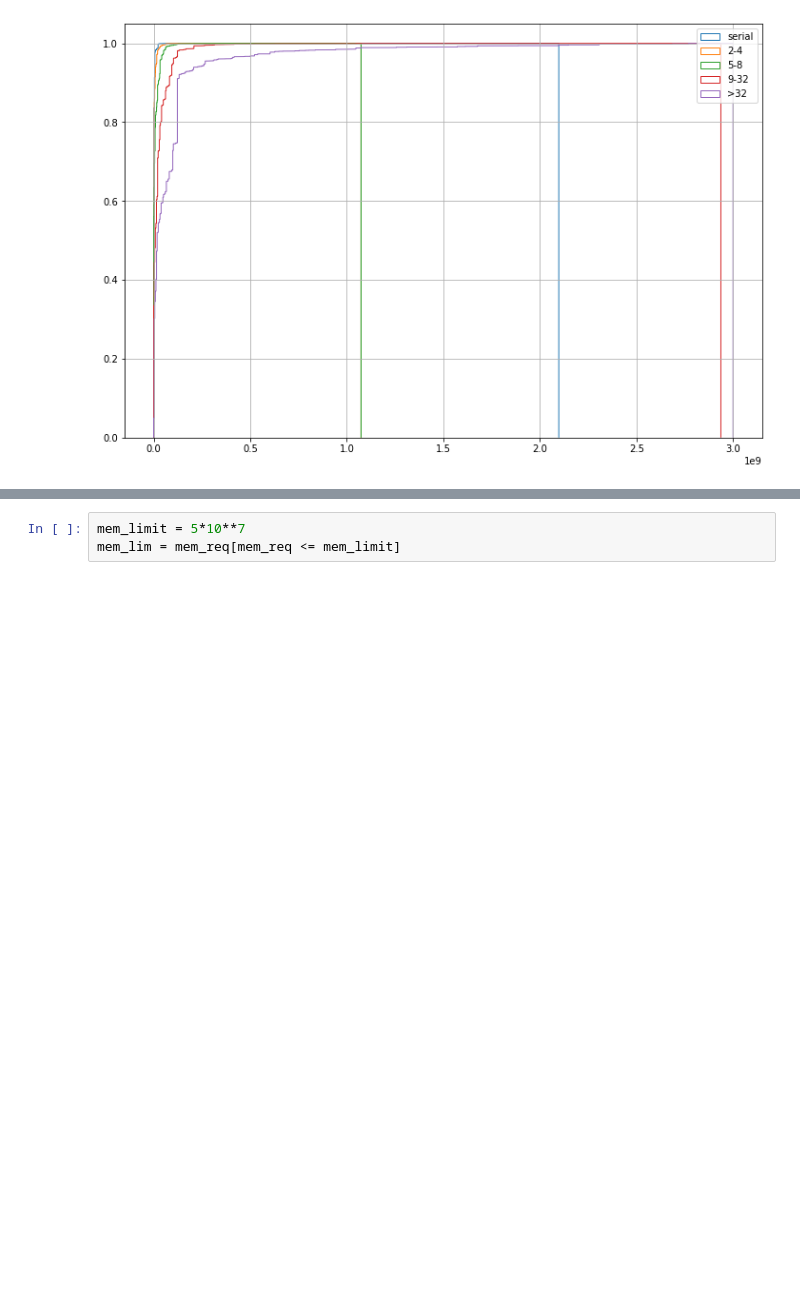
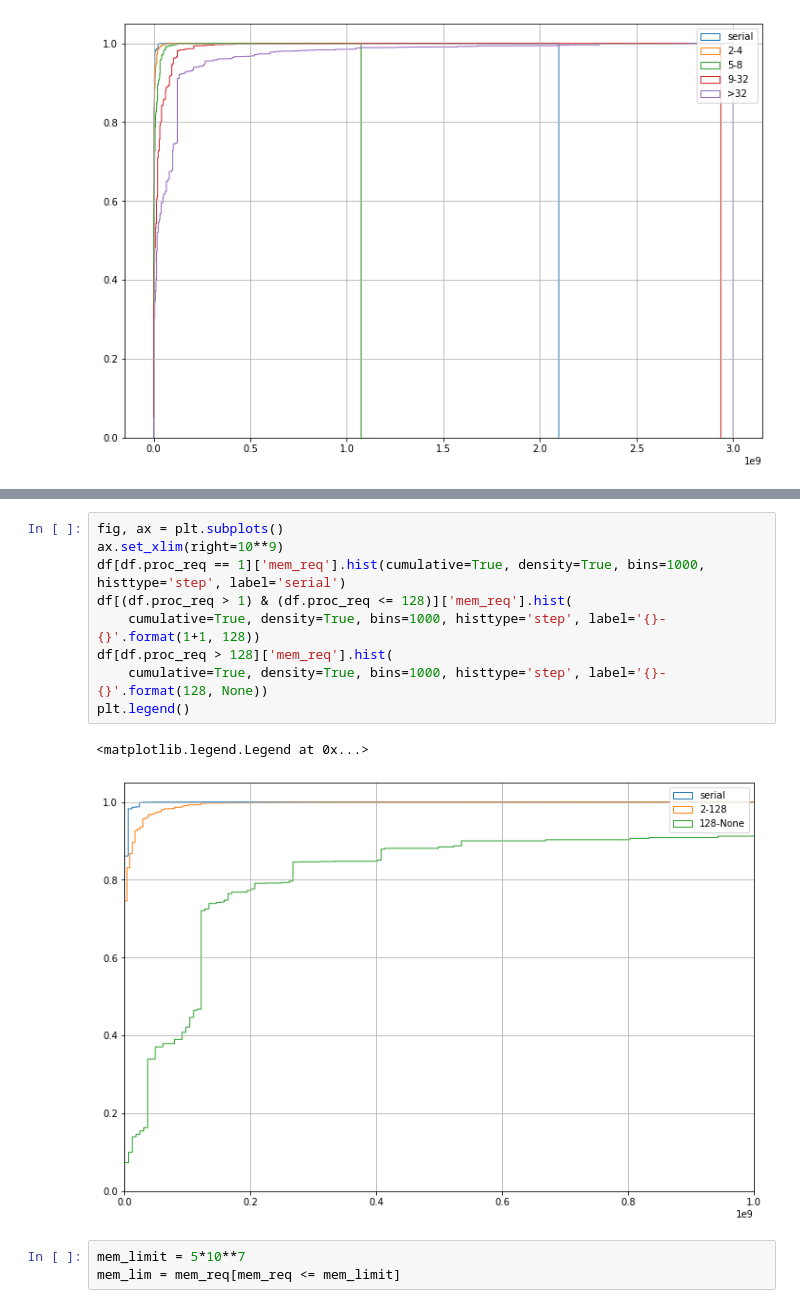
Before and after one commit to jankopanski/Burst-Buffer-Scheduling, a Jupyter notebook: analysis/Metacentrum3-Cross-Correlation.ipynb, the cells around one changed output, grey strips where cells are left out. Cells and saved outputs as stored; diff of their text form; blank space fills up the shorter version.

```diff
--- a/analysis/Metacentrum3-Cross-Correlation.ipynb
+++ b/analysis/Metacentrum3-Cross-Correlation.ipynb
@@ -214,3 +249,15 @@ cdf.legend()
+# %%
+fig, ax = plt.subplots()
+ax.set_xlim(right=10**9)
+df[df.proc_req == 1]['mem_req'].hist(cumulative=True, density=True, bins=1000, histtype='step', label='serial')
+df[(df.proc_req > 1) & (df.proc_req <= 128)]['mem_req'].hist(
+    cumulative=True, density=True, bins=1000, histtype='step', label='{}-{}'.format(1+1, 128))
+df[df.proc_req > 128]['mem_req'].hist(
+    cumulative=True, density=True, bins=1000, histtype='step', label='{}-{}'.format(128, None))
+plt.legend()
+# %% [output]
+<matplotlib.legend.Legend at 0x...>
+[figure, added]
 # %%
 mem_limit = 5*10**7
 mem_lim = mem_req[mem_req <= mem_limit]
```
Also changed, not shown: parts of 24 cells of this notebook.
